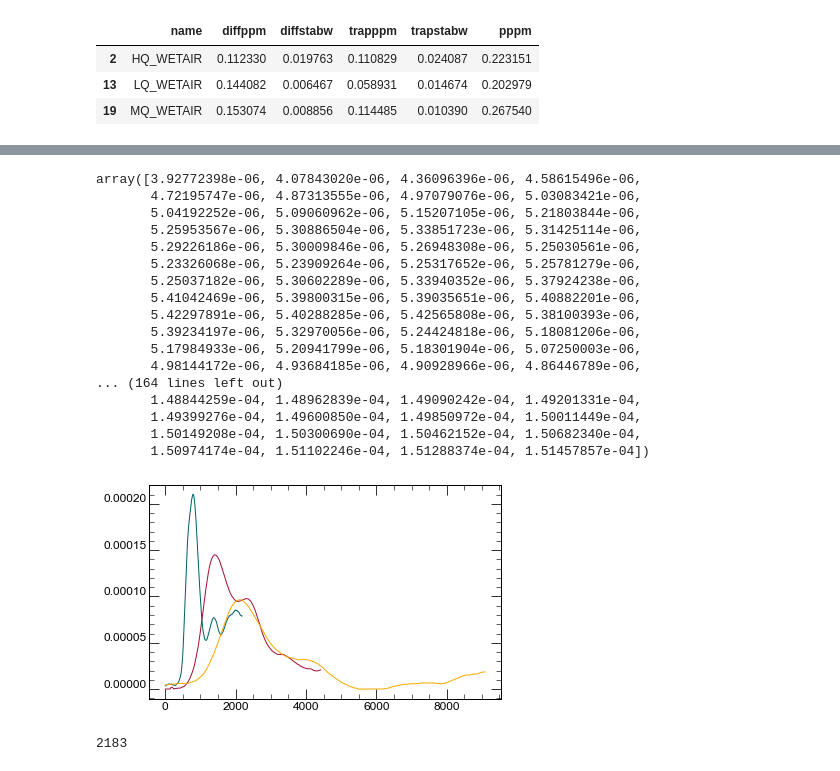
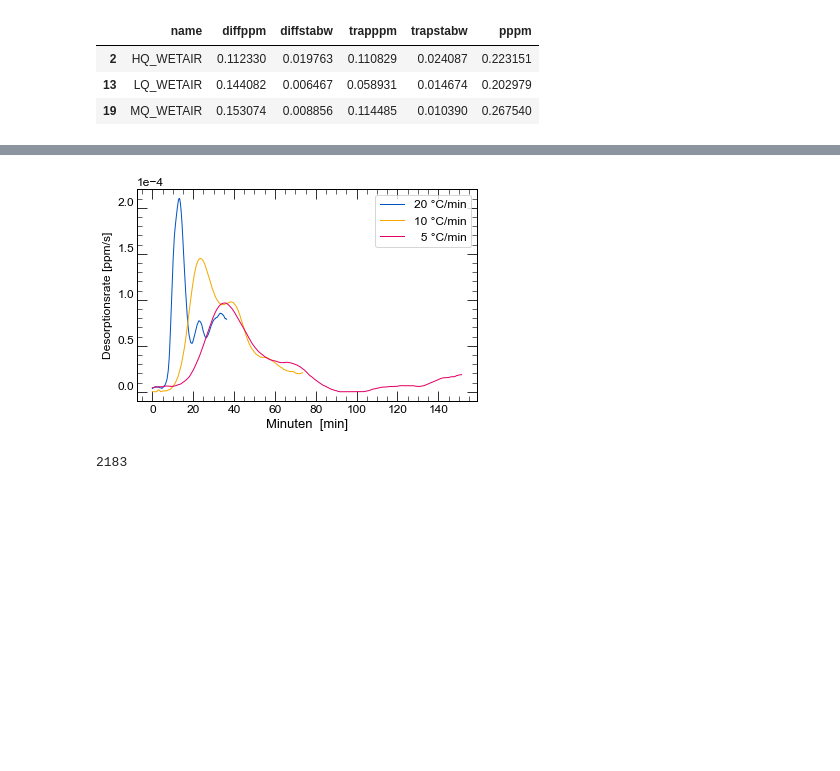
Before and after one commit to KMDE-10/HYDROGEN, a Jupyter notebook: 2020-11_HYDROGEN.ipynb, the cells around one changed output, grey strips where cells are left out. Saved outputs shown, nothing was run; the diff lists cells and outputs as text; code cells hidden in the pictures; blank space fills up the shorter version.

```diff
--- a/2020-11_HYDROGEN.ipynb
+++ b/2020-11_HYDROGEN.ipynb
@@ -1812,28 +1839,24 @@ barplot(results)
-# %%
-plt.plot(np.arange(len(measurements['HWQ01'].ppms)),measurements['HWQ01'].ppms)
-plt.plot(np.arange(len(measurements['MWQ17'].ppms)),measurements['MWQ17'].ppms)
-plt.plot(np.arange(len(measurements['LWQ22'].ppms)),measurements['LWQ22'].ppms)
-plt.show()
-display(gmeasurements['HQ_DRYAIR'].ppms)
-# %% [output]
-array([3.92772398e-06, 4.07843020e-06, 4.36096396e-06, 4.58615496e-06,
-       4.72195747e-06, 4.87313555e-06, 4.97079076e-06, 5.03083421e-06,
-       5.04192252e-06, 5.09060962e-06, 5.15207105e-06, 5.21803844e-06,
-       5.25953567e-06, 5.30886504e-06, 5.33851723e-06, 5.31425114e-06,
-       5.29226186e-06, 5.30009846e-06, 5.26948308e-06, 5.25030561e-06,
-       5.23326068e-06, 5.23909264e-06, 5.25317652e-06, 5.25781279e-06,
-       5.25037182e-06, 5.30602289e-06, 5.33940352e-06, 5.37924238e-06,
-       5.41042469e-06, 5.39800315e-06, 5.39035651e-06, 5.40882201e-06,
-       5.42297891e-06, 5.40288285e-06, 5.42565808e-06, 5.38100393e-06,
-       5.39234197e-06, 5.32970056e-06, 5.24424818e-06, 5.18081206e-06,
-       5.17984933e-06, 5.20941799e-06, 5.18301904e-06, 5.07250003e-06,
-       4.98144172e-06, 4.93684185e-06, 4.90928966e-06, 4.86446789e-06,
-... (164 lines left out)
-       1.48844259e-04, 1.48962839e-04, 1.49090242e-04, 1.49201331e-04,
-       1.49399276e-04, 1.49600850e-04, 1.49850972e-04, 1.50011449e-04,
-       1.50149208e-04, 1.50300690e-04, 1.50462152e-04, 1.50682340e-04,
-       1.50974174e-04, 1.51102246e-04, 1.51288374e-04, 1.51457857e-04])
-[figure, removed]
+# %%
+plt.style.use('C:\\Users\\maede\\.matplotlib\\diss_martin_general.mplstyle')
+fig=plt.figure()
+ax=fig.add_axes([0.132,0.125,0.75,0.75])
+color={'H':'#0054c3','M':'#F6A800','L':'#E30066'}
+ax.plot(np.arange(len(measurements['HWQ01'].ppms))/60,measurements['HWQ01'].ppms,color=color['H'],label='20 °C/min')
+ax.plot(np.arange(len(measurements['MWQ17'].ppms))/60,measurements['MWQ17'].ppms,color=color['M'],label='10 °C/min')
+ax.plot(np.arange(len(measurements['LWQ22'].ppms))/60,measurements['LWQ22'].ppms,color=color['L'],label='  5 °C/min')
+#ax.set_yticklabels([])
+fontproperties = {'font':'Arial','size':13}
+ax.set_ylabel('Desorptionsrate [ppm/s]')
+ax.set_xlabel('Minuten  [min]',fontproperties)
+ax.set_xlabel('Minuten  [min]',fontproperties)
+ax.legend(loc='upper right')
+plt.ticklabel_format(axis="y", style="sci", scilimits=(0,0))
+fig.savefig('ppm_time.svg',dpi=500)
+plt.show()
+
+#display(gmeasurements['HQ_DRYAIR'].ppms)
+# %% [output]
+[figure, added]
 # %%
 display(len(measurements['HWQ01'].ppms))
 # %% [output]
```
Also changed, not shown: parts of 13 cells of this notebook, 1 other file.
